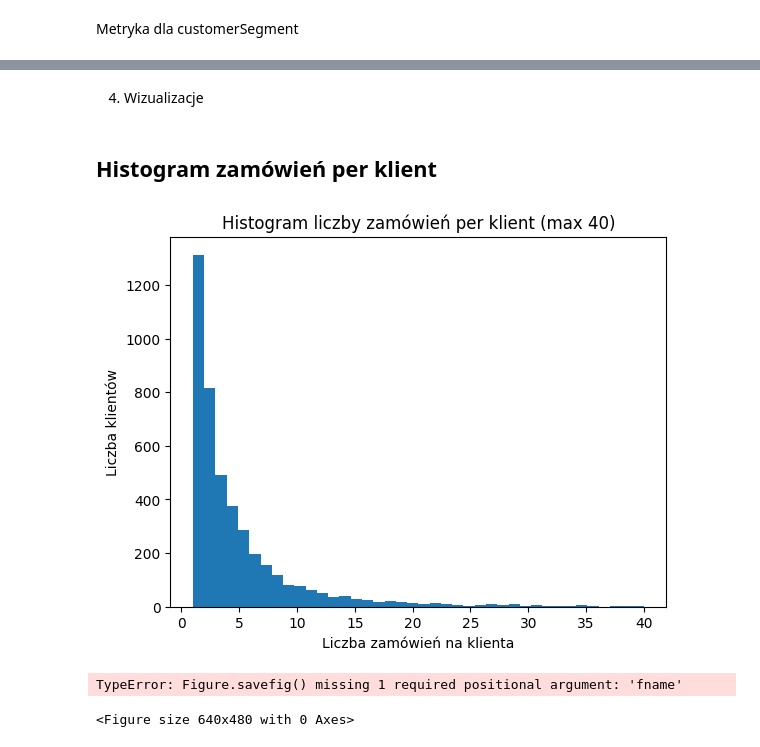
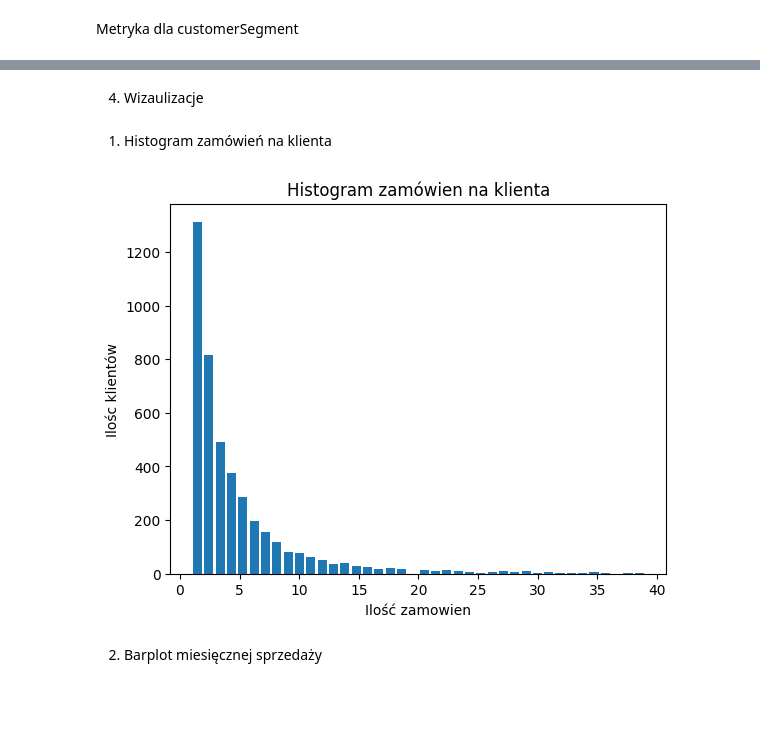
Before and after one commit to pomoreqq/eCommerceCustomerBehaviorAnalysis, a Jupyter notebook: notebook/analysis.ipynb, the cells around one changed output, grey strips where cells are left out. Cells and saved outputs as stored; diff of their text form; code cells hidden in the pictures; blank space fills up the shorter version.

```diff
--- a/notebook/analysis.ipynb
+++ b/notebook/analysis.ipynb
@@ -1440,14 +1498,17 @@ Segmenty zostaną wykorzystane w dalszych analizach i wizualizacjach.
 # %% [markdown]
-4. Wizualizacje
+4. Wizaulizacje
-# %% [markdown]
-## Histogram zamówień per klient
+# %% [markdown]
+1. Histogram zamówień na klienta
 # %%
-plt.hist(groupedByCustomerAndCountInvoice[groupedByCustomerAndCountInvoice <= 40], bins=40)
-plt.xlabel('Liczba zamówień na klienta')
-plt.ylabel('Liczba klientów')
-plt.title('Histogram liczby zamówień per klient (max 40)')
+groupedByCustomerAndCountInvoice
+
+plt.hist(x=groupedByCustomerAndCountInvoice[groupedByCustomerAndCountInvoice < 40],bins=40,rwidth=0.8)
+plt.title('Histogram zamówien na klienta')
+plt.ylabel('Ilośc klientów')
+plt.xlabel('Ilość zamowien')
+plt.savefig('histogramZamowien')
 plt.show()
 # %% [output]
-[figure, old version]
+[figure, new version]
-TypeError: Figure.savefig() missing 1 required positional argument: 'fname'
-<Figure size 640x480 with 0 Axes>
+# %% [markdown]
+ 2. Barplot miesięcznej sprzedaży
```
Also changed, not shown: parts of 31 cells of this notebook, 15 other files.
